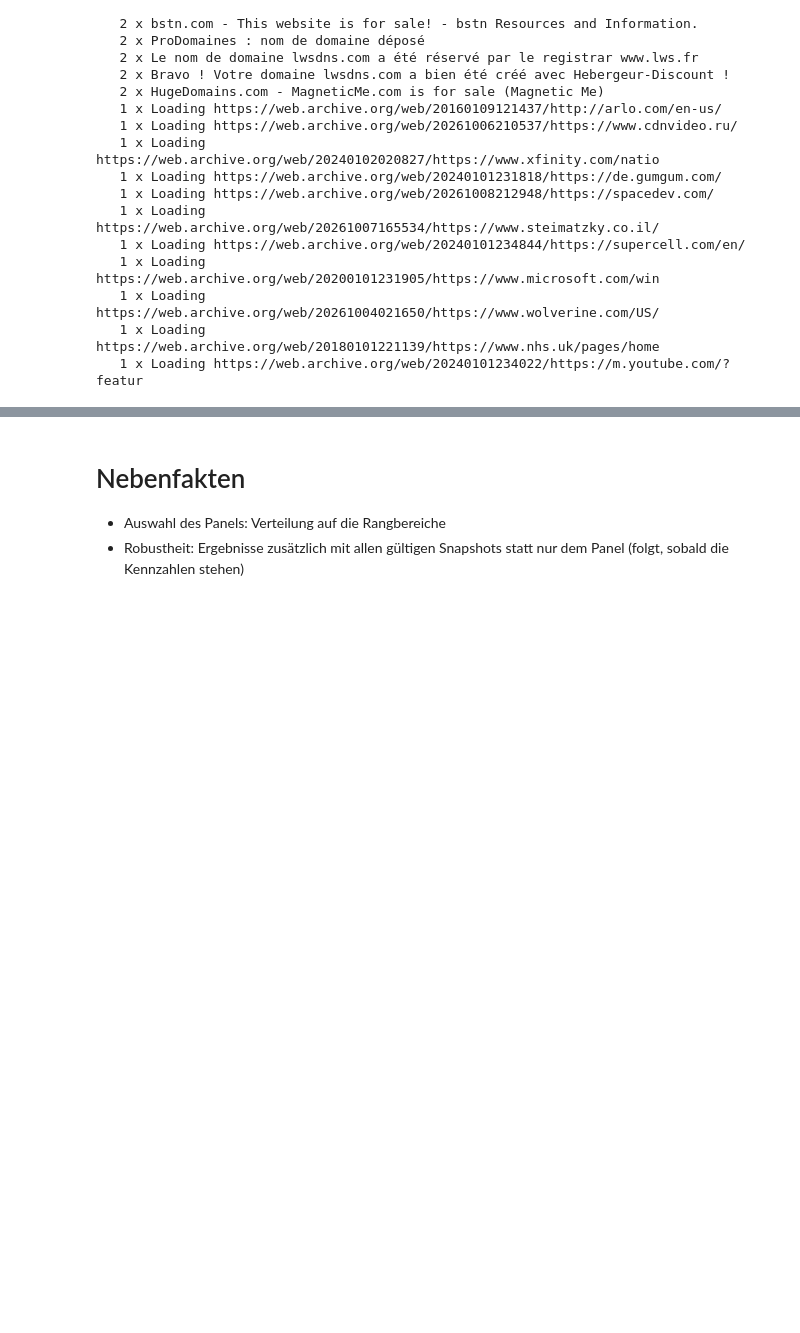
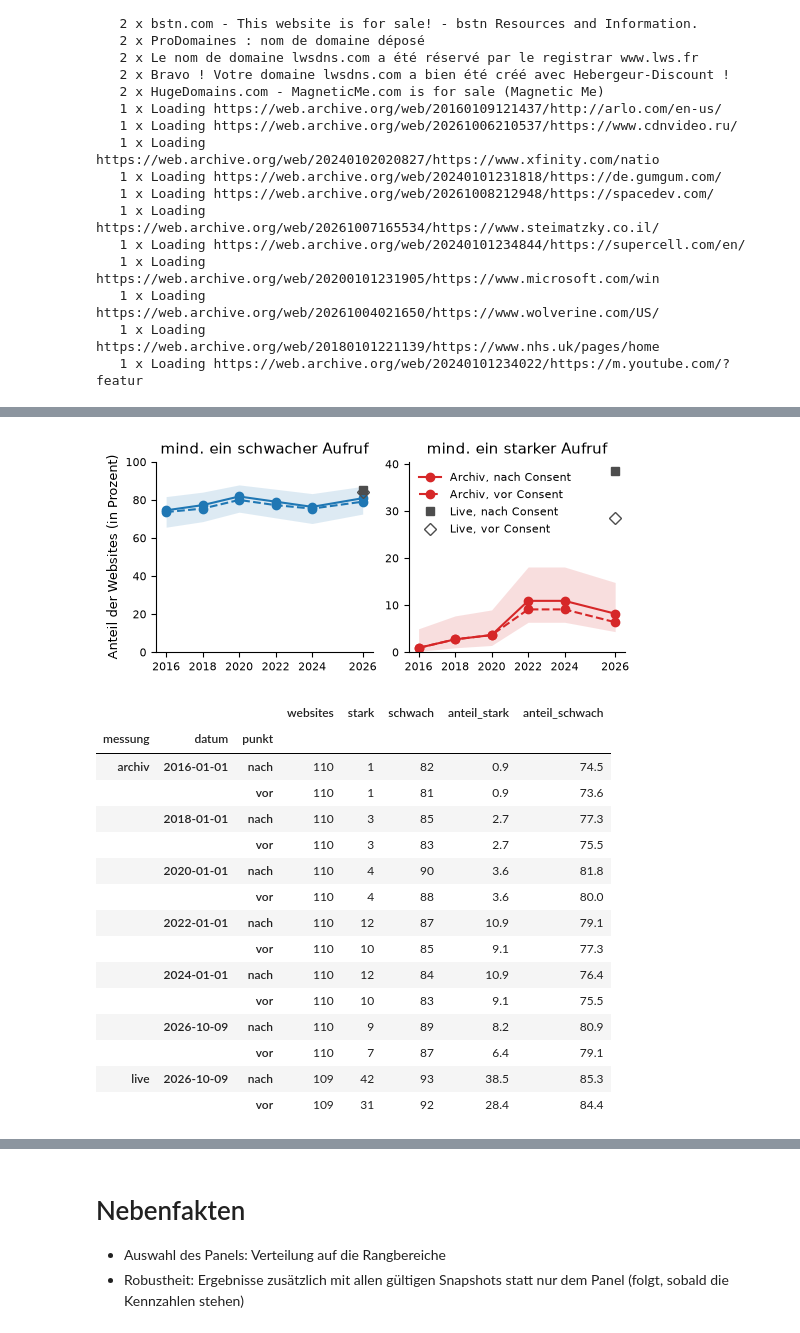
Before and after one commit to bene225/Fingerprinting-Crawler, a Jupyter notebook: analysis/ff1.ipynb, the cells around one changed output, grey strips where cells are left out. Drawn from its saved outputs; the diff is of its cells as text; code cells hidden in the pictures; blank space fills up the shorter version.

```diff
--- a/analysis/ff1.ipynb
+++ b/analysis/ff1.ipynb
@@ -190,0 +457,50 @@ Gründe (eine Website kann mehrere haben): {'Weiterleitung fremde Domain': 36, '
+# %%
+# Verbreitung: Anteil der Panel-Websites mit mind. einem schwachen bzw. starken 3P-Aufruf je Stichtag
+# Band = 95-%-Konfidenzintervall nach Wilson (bei kleinen Anteilen genauer als das einfache Intervall)
+from statsmodels.stats.proportion import proportion_confint
+
+je_wertung = (auswahl.assign(stark=auswahl["wertung"] == "stark", schwach=auswahl["wertung"] == "schwach")
+              .groupby(["messung", "stichtag", "punkt", "website"], as_index=False)[["stark", "schwach"]].any())
+verbreitung = (basis.merge(je_wertung, on=["messung", "stichtag", "punkt", "website"], how="left")
+               .fillna({"stark": False, "schwach": False}).astype({"stark": bool, "schwach": bool}))
+anteile = verbreitung.groupby(["messung", "datum", "punkt"]).agg(websites=("website", "size"), stark=("stark", "sum"), schwach=("schwach", "sum"))
+
+fig, achsen = plt.subplots(1, 2, figsize=(BREITE, BREITE * 0.45), layout="constrained")
+for ax, wertung, farbe in zip(achsen, ("schwach", "stark"), ("C0", "C3")):
+    for punkt, stil in (("nach", "-"), ("vor", "--")):
+        reihe = anteile.xs(("archiv", punkt), level=("messung", "punkt"))
+        ax.plot(reihe.index, reihe[wertung] / reihe["websites"] * 100, stil, marker="o", color=farbe, label=f"Archiv, {punkt} Consent")
+        if punkt == "nach":
+            unten, oben = proportion_confint(reihe[wertung], reihe["websites"], method="wilson")
+            ax.fill_between(reihe.index, unten * 100, oben * 100, color=farbe, alpha=0.15, linewidth=0)
+    for punkt, form in (("nach", "s"), ("vor", "D")):
+        reihe = anteile.xs(("live", punkt), level=("messung", "punkt"))
+        ax.plot(reihe.index, reihe[wertung] / reihe["websites"] * 100, form, color="0.3",
+                fillstyle="full" if punkt == "nach" else "none", label=f"Live, {punkt} Consent")
+    ax.set_title(f"mind. ein {wertung}er Aufruf")
+    ax.set_ylim(bottom=0)
+    jahresachse(ax)
+achsen[0].set_ylim(top=100)
+achsen[0].set_ylabel("Anteil der Websites (in Prozent)")
+achsen[1].legend(frameon=False, loc="upper left")
+speichern(fig, "verbreitung")
+plt.show()
+anteile.assign(anteil_stark=anteile["stark"] / anteile["websites"] * 100, anteil_schwach=anteile["schwach"] / anteile["websites"] * 100).round(1)
+# %% [output]
+[figure, added]
+|  |  |  | websites | stark | schwach | anteil_stark | anteil_schwach |
+| messung | datum | punkt |  |  |  |  |  |
+| archiv | 2016-01-01 | nach | 110 | 1 | 82 | 0.9 | 74.5 |
+|  |  | vor | 110 | 1 | 81 | 0.9 | 73.6 |
+|  | 2018-01-01 | nach | 110 | 3 | 85 | 2.7 | 77.3 |
+|  |  | vor | 110 | 3 | 83 | 2.7 | 75.5 |
+|  | 2020-01-01 | nach | 110 | 4 | 90 | 3.6 | 81.8 |
+|  |  | vor | 110 | 4 | 88 | 3.6 | 80.0 |
+|  | 2022-01-01 | nach | 110 | 12 | 87 | 10.9 | 79.1 |
+|  |  | vor | 110 | 10 | 85 | 9.1 | 77.3 |
+|  | 2024-01-01 | nach | 110 | 12 | 84 | 10.9 | 76.4 |
+|  |  | vor | 110 | 10 | 83 | 9.1 | 75.5 |
+|  | 2026-10-09 | nach | 110 | 9 | 89 | 8.2 | 80.9 |
+|  |  | vor | 110 | 7 | 87 | 6.4 | 79.1 |
+| live | 2026-10-09 | nach | 109 | 42 | 93 | 38.5 | 85.3 |
+|  |  | vor | 109 | 31 | 92 | 28.4 | 84.4 |
```
Also changed, not shown: parts of 26 cells of this notebook.
